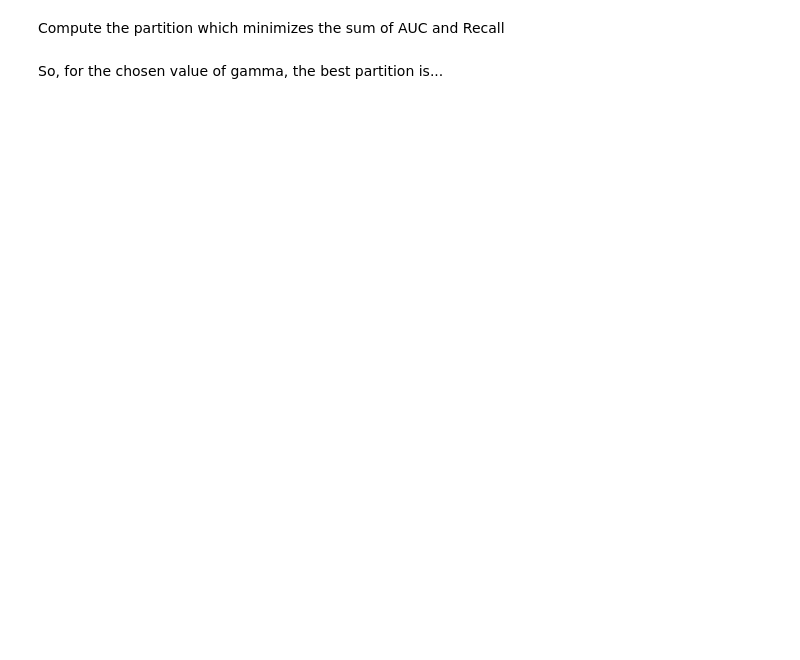
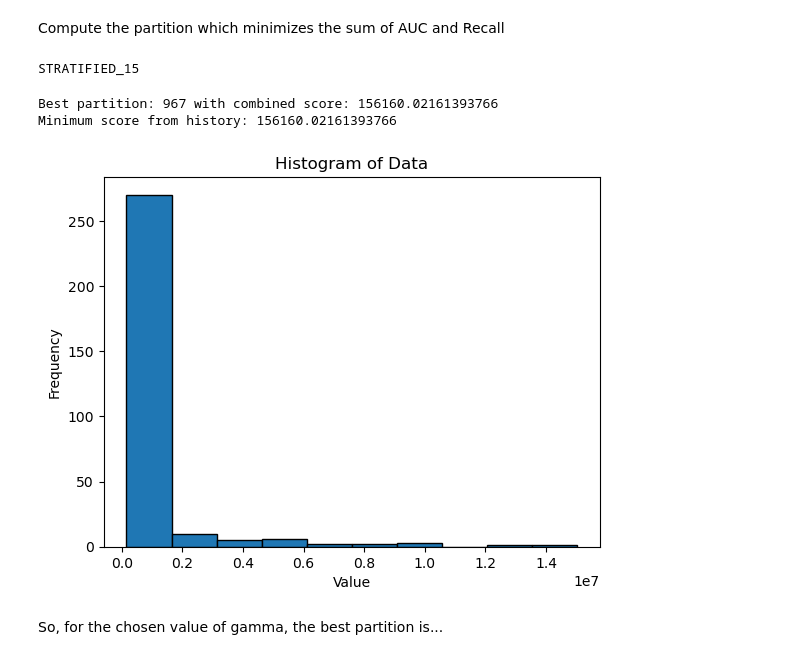
Before and after one commit to peetceenatoo/my-first-research-project, a Jupyter notebook: Implementation/yahoo_ymusic_v1/Notebook-Full-Flow.ipynb, the cells around one changed output. Cells and saved outputs as stored; diff of their text form; code cells hidden in the pictures; blank space fills up the shorter version.

```diff
--- a/Implementation/yahoo_ymusic_v1/Notebook-Full-Flow.ipynb
+++ b/Implementation/yahoo_ymusic_v1/Notebook-Full-Flow.ipynb
@@ -491,7 +543,7 @@ def stratified(infilename, infilename_neg, trainfilename, gamma=1.0, K=30, parti
             Ni[i] += 1
         else:
             Ni[i] = 1
-    del trainset
+    #del trainset
 
     # Compute recommendations for each user
     for theuser in P["users"]:
@@ -990,33 +1116,53 @@ gamma = 1.5
 
 # To print :)
 key = "STRATIFIED_" + str(gamma).replace(".","")
+print(key)
 
-# Initialize results
-unbiased_results[key] = dict()
-biased_results[key] = dict()
-best_partition = np.random.choice(nums, 1)[0]
+unbiased_results[key] = {}
+biased_results[key] = {}
+best_partition = -1
+best_score = float('inf')
 
-# For each partition
+history = np.full(15400, np.inf)  # Adjusted to match the size of nums
+
 for p in tqdm(partitions):
-    # Compute the results (AUC and Recall) for both biased and unbiased test sets
+    # Fetch stratified results; these functions need to be defined or replaced with actual logic
     temp_unbiased = stratified(OUTPUT_PREFIX+"-test-pos-unbiased_evaluate_partial.pickle", OUTPUT_PREFIX+"-test-neg-unbiased_evaluate_partial.pickle", output_name+"training_arr.npy", gamma=gamma, K=1, partition=p)
     temp_biased = stratified(OUTPUT_PREFIX+"-test-pos-biased_evaluate_partial.pickle", OUTPUT_PREFIX+"-test-neg-biased_evaluate_partial.pickle", output_name+"training_arr.npy", gamma=gamma, K=30, partition=p)
-    # If first iteration...
-    if not unbiased_results[key]:
-        unbiased_results[key] = temp_unbiased
-    if not biased_results[key]:
-        biased_results[key] = temp_biased
-    # Else if a better partition was found, update the results
-    elif temp_unbiased['bias'] + temp_unbiased['concentration'] + temp_biased['bias'] + temp_biased['concentration'] < biased_results[key]['bias'] + biased_results[key]['concentration'] + unbiased_results[key]['bias'] + unbiased_results[key]['concentration']:
-        biased_results[key]['auc'] = temp_biased['auc']
-        biased_results[key]['recall'] = temp_biased['recall']
-        biased_results[key]['bias'] = temp_biased['bias']
-        biased_results[key]['concentration'] = temp_biased['concentration']
-        unbiased_results[key]['auc'] = temp_unbiased['auc']
-        unbiased_results[key]['recall'] = temp_unbiased['recall']
-        biased_results[key]['bias'] = temp_biased['bias']
-        biased_results[key]['concentration'] = temp_biased['concentration']
+
+    # Calculate combined score
+    combined_score = temp_unbiased['bias'] + temp_unbiased['concentration'] + \
+                     temp_biased['bias'] + temp_biased['concentration']
+
+    history[p-1] = combined_score  # Store the combined score
+
+    # Update the best_partition and best_score if the current partition's score is lower
+    if combined_score < best_score:
+        best_score = combined_score
         best_partition = p
+# %% [output]
+STRATIFIED_15
+# %%
+print(f"Best partition: {best_partition} with combined score: {best_score}")
+print(f"Minimum score from history: {np.min(history)}")
+# %% [output]
+Best partition: 967 with combined score: 156160.02161393766
+Minimum score from history: 156160.02161393766
+# %%
+import matplotlib.pyplot as plt
+
+# Plotting the histogram
+plt.hist(history[history != np.inf], bins=10, edgecolor='black')
+
+# Adding labels and title
+plt.xlabel('Value')
+plt.ylabel('Frequency')
+plt.title('Histogram of Data')
+
+# Display the plot
+plt.show()
+# %% [output]
+[figure, added]
 # %% [markdown]
 So, for the chosen value of gamma, the best partition is...
 # %%
```
Also changed, not shown: parts of 23 cells of this notebook.
